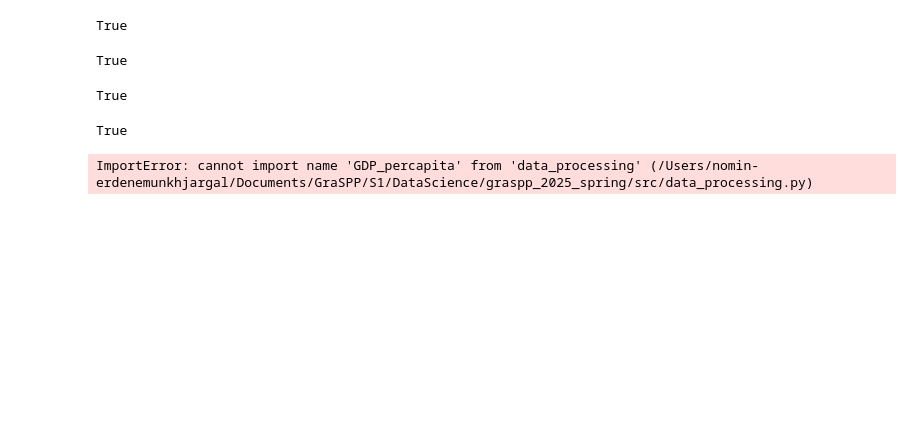
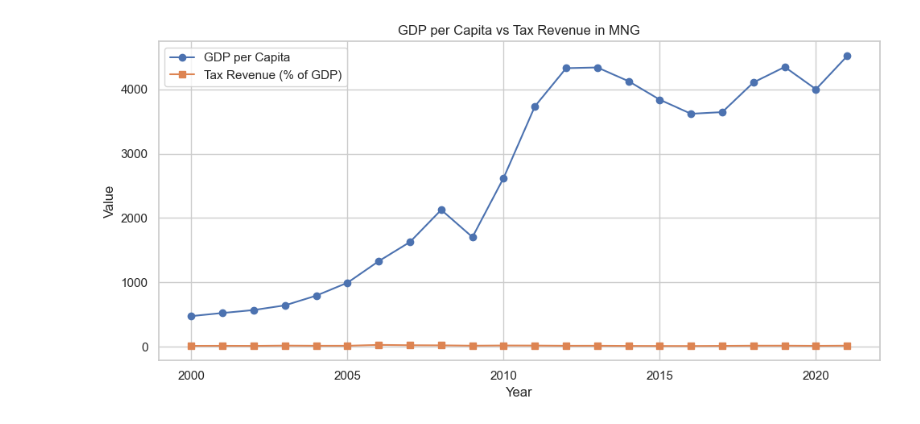
Before and after one commit to Data-Science-Public-Policy/graspp_2025_spring, a Jupyter notebook: notebooks/assignment_individual/HW1/HW1_MunkhjargalNominErdene1.ipynb, the cells around one changed output. Saved outputs shown, nothing was run; the diff lists cells and outputs as text; code cells hidden in the pictures; blank space fills up the shorter version.

Commit message:
HW1 Munkhjargal Nomin-Erdene

```diff
--- a/notebooks/assignment_individual/HW1/HW1_MunkhjargalNominErdene1.ipynb
+++ b/notebooks/assignment_individual/HW1/HW1_MunkhjargalNominErdene1.ipynb
@@ -26,53 +52,19 @@ ImportError: cannot import name 'GDP_percapita' from 'data_processing' (/Users/n
-# %%
-import os
-
-# Check if the data_processing.py file exists at the path
-print(os.path.exists('../../../data/raw/GDP_raw.csv'))  # 👉 Should print True if the file exists
-# %% [output]
-True
-# %%
-import os
-
-# Check if the data_processing.py file exists at the path
-print(os.path.exists('../../../data/raw/GDP_raw.csv'))  # 👉 Should print True if the file exists
-# %% [output]
-True
-# %%
-import os
-
-# Check if the data_processing.py file exists at the path
-print(os.path.exists('../../../data/raw/taxrevenue_raw.csv'))  # 👉 Should print True if the file exists
-# %% [output]
-True
-# %%
-import os
-
-# Check if the data_processing.py file exists at the path
-print(os.path.exists('../../../src/data_processing.py'))  # 👉 Should print True if the file exists
-# %% [output]
-True
-# %%
-import sys
-sys.path.append('../../../src')
-from data_processing import GDP_percapita, tax_revenue, merge_gdp_tax, describe_stats
-
-# Paths
-gdp_raw_path = '../../../data/raw/GDP_raw.csv'
-tax_raw_path = '../../../data/raw/taxrevenue_raw.csv'
-gdp_processed_path = '../../../data/processed/GDP_percapita.csv'
-tax_processed_path = '../../../data/processed/TaxRevenue.csv'
-
-# Process individual datasets
-gdp_df = GDP_percapita(gdp_raw_path, gdp_processed_path)
-tax_df = tax_revenue(tax_raw_path, tax_processed_path)
-
-# Merge
-merged_df = merge_gdp_tax(gdp_df, tax_df)
-
-# Descriptive stats
-print(describe_stats(merged_df))
-
-# Optional: Correlation
-print(merged_df[['GDP_percapita', 'TaxRevenue_percent_GDP']].corr())
-# %% [output]
-ImportError: cannot import name 'GDP_percapita' from 'data_processing' (/Users/nomin-erdenemunkhjargal/Documents/GraSPP/S1/DataScience/graspp_2025_spring/src/data_processing.py)
+# %%
+import matplotlib.pyplot as plt
+
+
+country = 'MNG'
+df_mongolia = merged_df[merged_df['ISO3'] == country]
+
+plt.figure(figsize=(10, 5))
+plt.plot(df_mongolia['Year'], df_mongolia['GDP_percapita'], marker='o', label='GDP per Capita')
+plt.plot(df_mongolia['Year'], df_mongolia['TaxRevenue_percent_GDP'], marker='s', label='Tax Revenue (% of GDP)')
+plt.title(f'GDP per Capita vs Tax Revenue in {country}')
+plt.xlabel('Year')
+plt.ylabel('Value')
+plt.legend()
+plt.grid(True)
+plt.tight_layout()
+plt.show()
+# %% [output]
+[figure, added]
```
Also changed, not shown: parts of 8 cells of this notebook, 4 other files.
